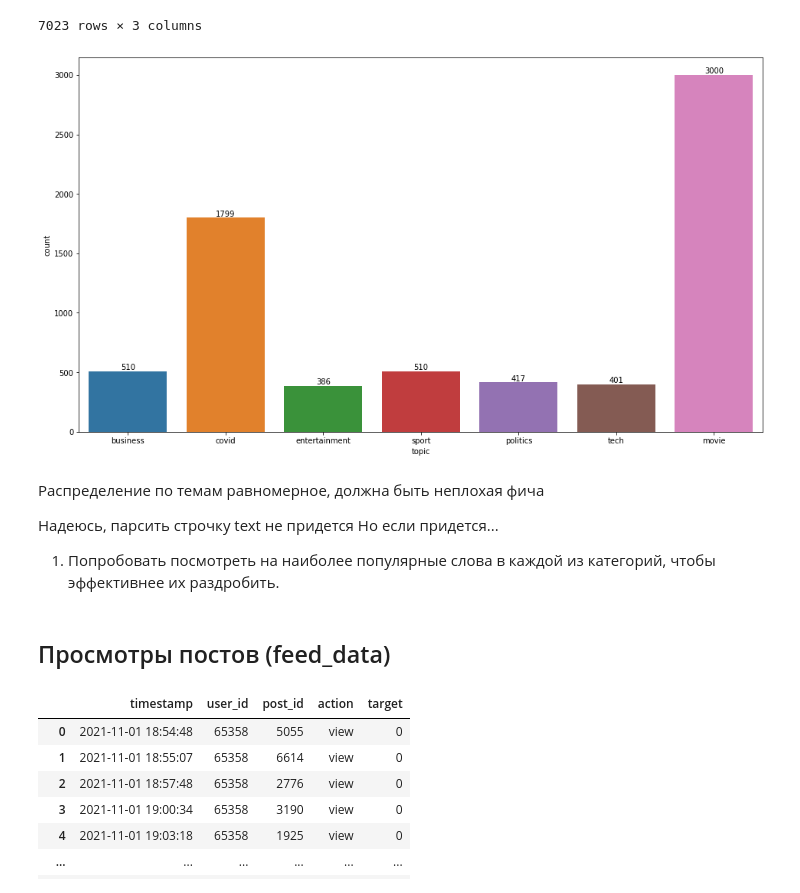
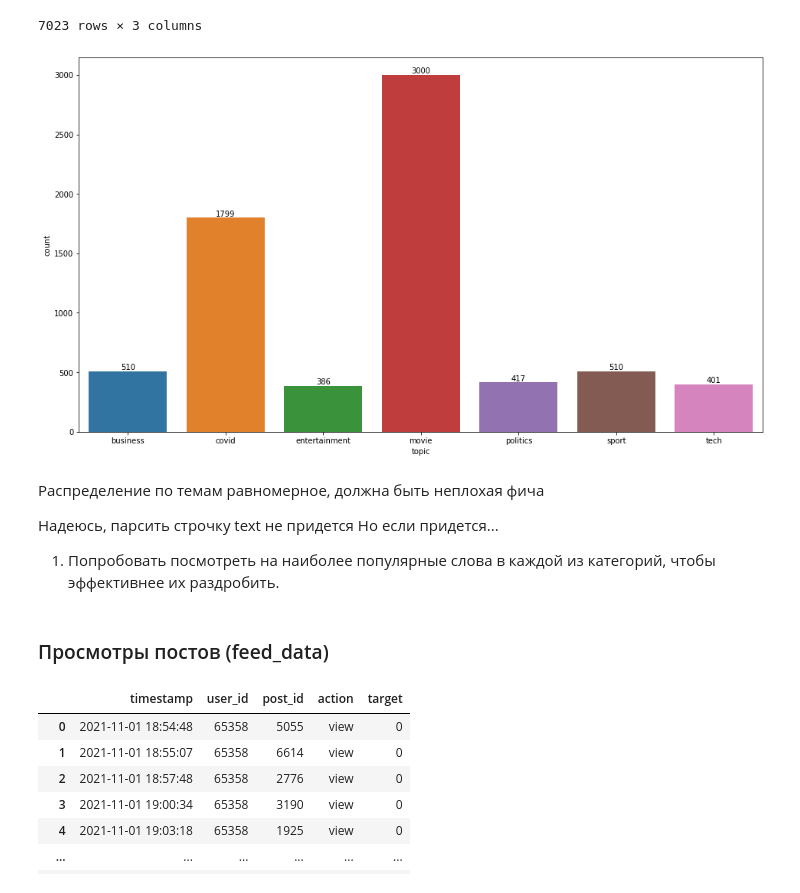
Before and after one commit to gavlique/Karpov_DS, a Jupyter notebook: ml/final_project/HW_22_RecModel.ipynb, the cells around one changed output. Saved outputs shown, nothing was run; the diff lists cells and outputs as text; code cells hidden in the pictures.

```diff
--- a/ml/final_project/HW_22_RecModel.ipynb
+++ b/ml/final_project/HW_22_RecModel.ipynb
@@ -147,11 +150,11 @@ posts
 # %%
 # распределение по городам
 plt.figure(figsize=(16,9))
-ax = sns.countplot(data=posts, x='topic')
+ax = sns.countplot(data=posts, x='topic', order=sorted(posts.topic.unique()))
 ax.bar_label(ax.containers[0])
 plt.show();
 # %% [output]
-[figure, old version]
+[figure, new version]
 # %% [markdown]
 Распределение по темам равномерное, должна быть неплохая фича
 
@@ -159,7 +162,7 @@ plt.show();
 Но если придется...
 1. Попробовать посмотреть на наиболее популярные слова в каждой из категорий, чтобы эффективнее их раздробить.
 # %% [markdown]
-## Просмотры постов (feed_data)
+### Просмотры постов (feed_data)
 # %%
 pd.read_sql("""
     SELECT
```
Also changed, not shown: parts of 28 cells of this notebook, 6 other files.
